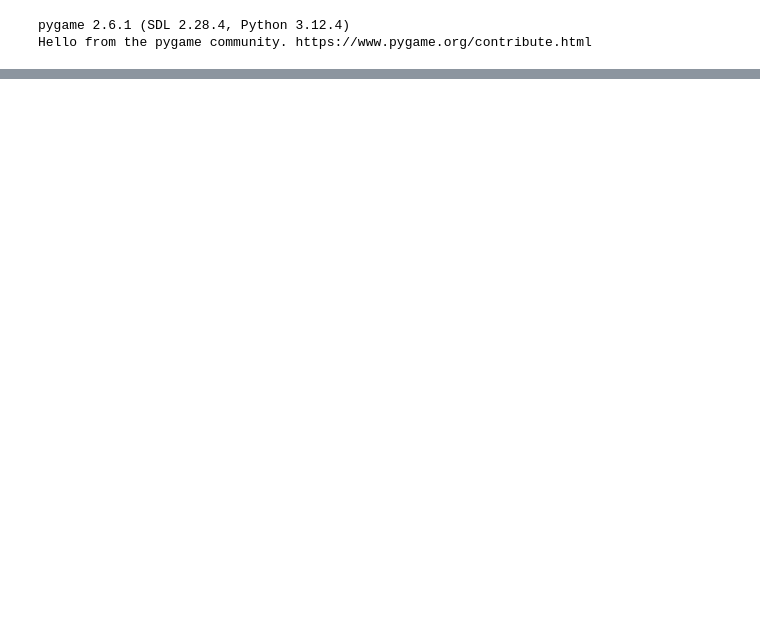
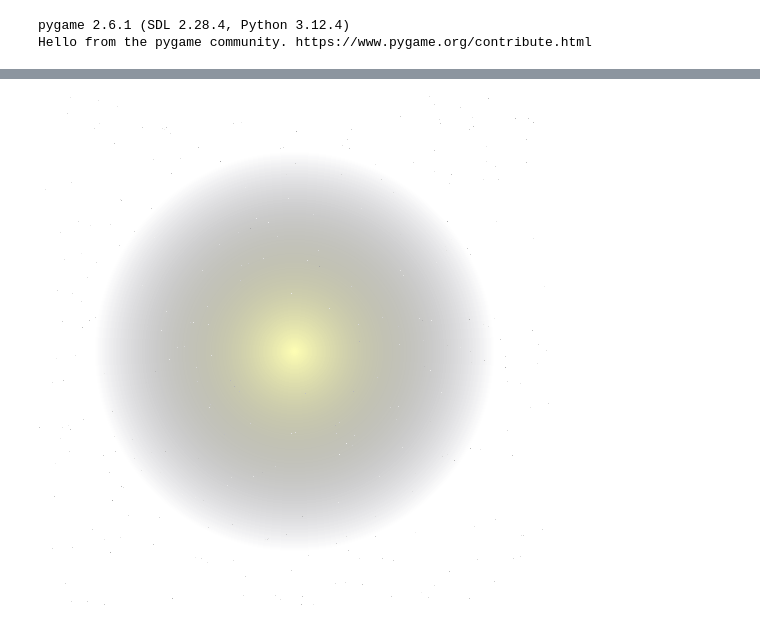
Before and after one commit to SNIPRS/mnb_halo, a Jupyter notebook: misc/testing.ipynb, the cells around one changed output, grey strips where cells are left out. Drawn from its saved outputs; the diff is of its cells as text; code cells hidden in the pictures; blank space fills up the shorter version.

```diff
--- a/misc/testing.ipynb
+++ b/misc/testing.ipynb
@@ -107,0 +145,45 @@ flash_star.save("/home/tao.zhang/git_personal/mnb_halo/assets/decals/explosion/e
+# %%
+from PIL import Image, ImageDraw
+import random
+
+def generate_lighting_texture(width, height, glow_center, max_radius, center_color, edge_color):
+    # Create a blank image with transparency
+    image = Image.new("RGBA", (width, height), (0, 0, 0, 0))
+    draw = ImageDraw.Draw(image)
+
+    # Draw gradient circles to simulate a lighting texture
+    for r in range(max_radius, 0, -1):
+        # Calculate gradient color based on radius
+        ratio = r / max_radius
+        color = (
+            int(edge_color[0] * ratio + center_color[0] * (1 - ratio)),
+            int(edge_color[1] * ratio + center_color[1] * (1 - ratio)),
+            int(edge_color[2] * ratio + center_color[2] * (1 - ratio)),
+            int(255 * (1 - ratio))  # Transparency gradient
+        )
+        draw.ellipse(
+            (glow_center[0] - r, glow_center[1] - r, glow_center[0] + r, glow_center[1] + r),
+            fill=color
+        )
+
+    # Add random noise for more texture (optional)
+    for _ in range(300):
+        x = random.randint(0, width - 1)
+        y = random.randint(0, height - 1)
+        intensity = random.randint(100, 200)
+        image.putpixel((x, y), (intensity, intensity, intensity, random.randint(50, 150)))
+
+    return image
+
+# Parameters for texture
+width, height = 512, 512
+glow_center = (width // 2, height // 2)
+max_radius = 200
+center_color = (255, 255, 180)  # Soft yellowish center
+edge_color = (10, 10, 40)       # Dark blue edge
+
+# Generate and show lighting texture
+texture = generate_lighting_texture(width, height, glow_center, max_radius, center_color, edge_color)
+display(texture)
+# %% [output]
+[figure, added]
```
Also changed, not shown: parts of 6 cells of this notebook, 7 other files.
